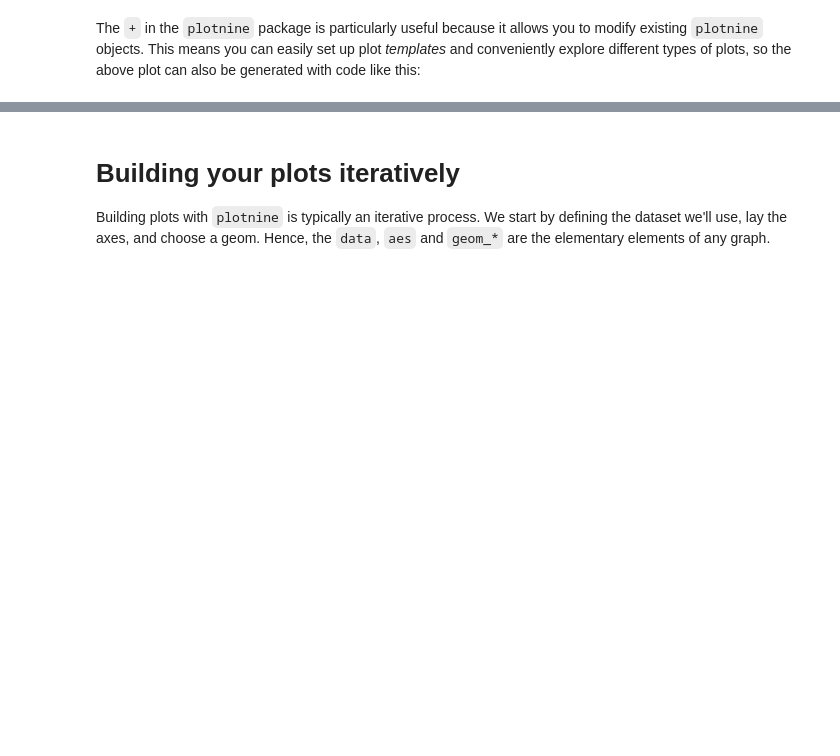
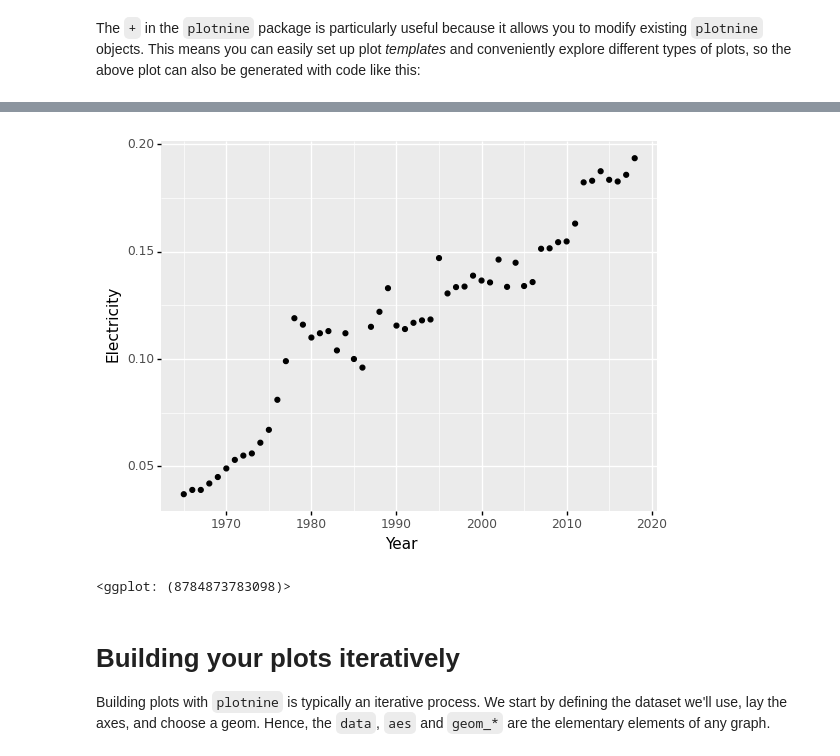
Before and after one commit to bo-maxwell-stevens/python-for-ai-ars, a Jupyter notebook: 04_more_data_visualization.ipynb, the cells around one changed output, grey strips where cells are left out. Drawn from its saved outputs; the diff is of its cells as text; code cells hidden in the pictures; blank space fills up the shorter version.

```diff
--- a/04_more_data_visualization.ipynb
+++ b/04_more_data_visualization.ipynb
@@ -158,3 +185,14 @@ gasoline_plot + p9.geom_point()
+# %%
+# Add your code here
+# Create the base plot
+gasoline_plot = p9.ggplot(data=energy_data,
+                   mapping=p9.aes(x='Year', y='Electricity'))
+
+# Draw points on the plot
+gasoline_plot + p9.geom_point()
+# %% [output]
+[figure, added]
+<ggplot: (8784873783098)>
 # %% [markdown]
 # Building your plots iteratively
 
```
Also changed, not shown: parts of 18 cells of this notebook.
